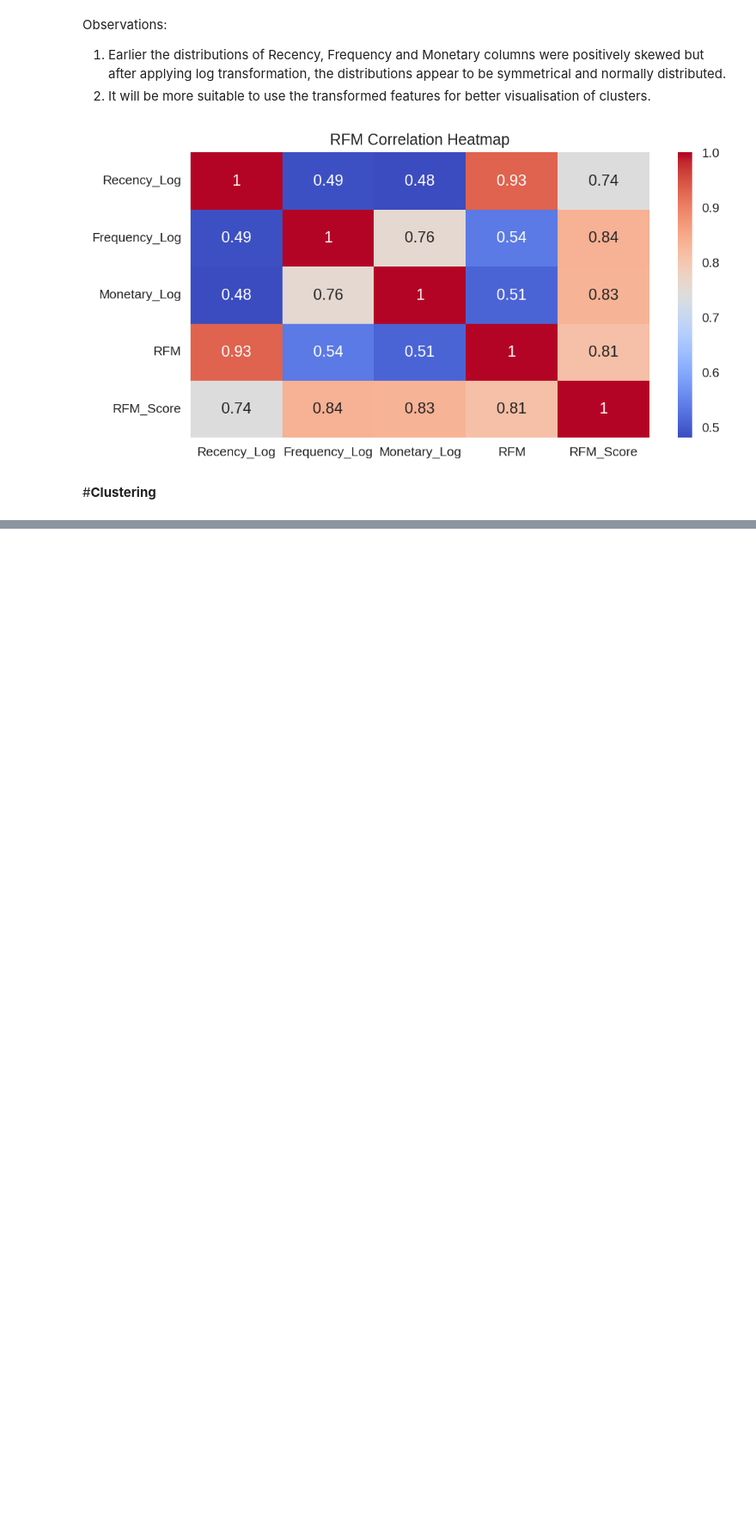
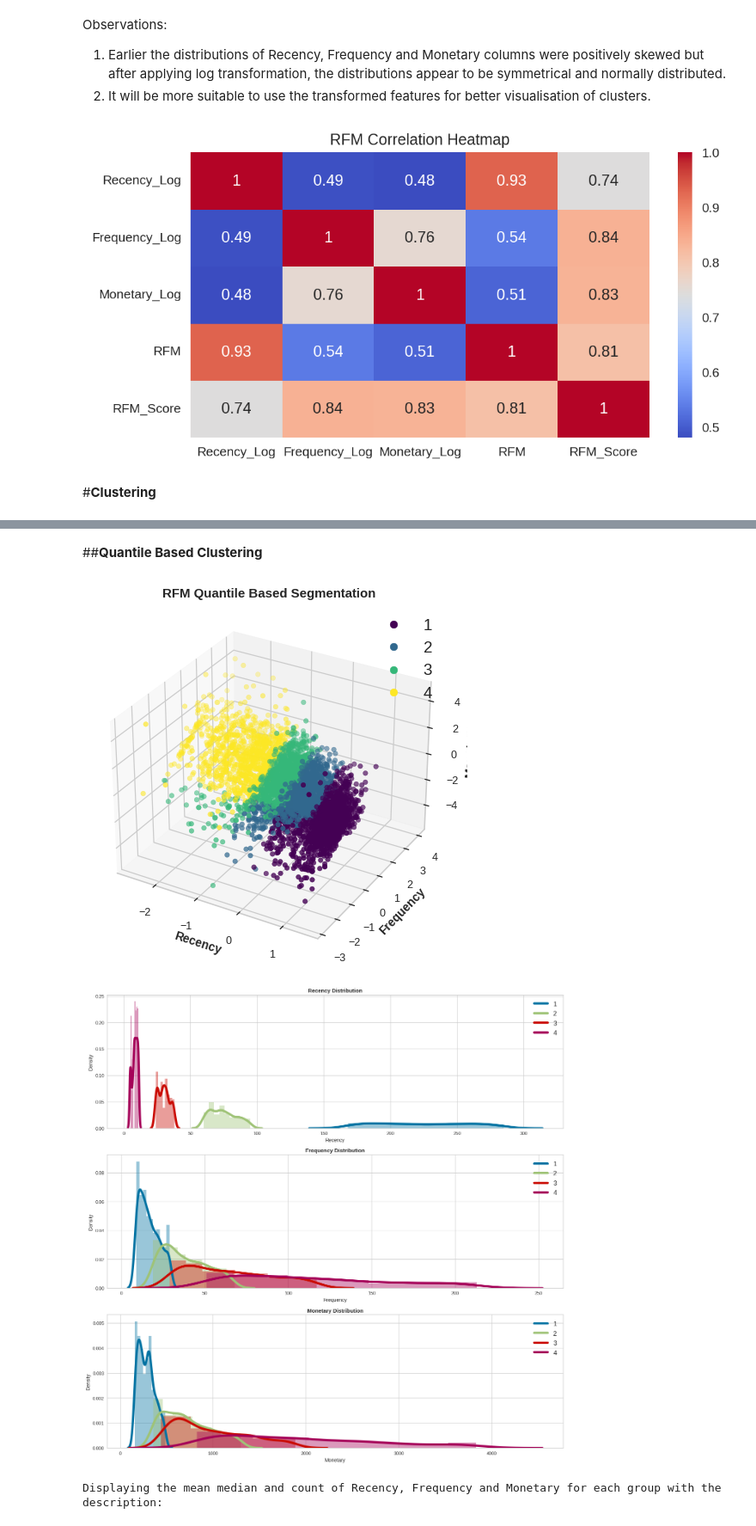
Before and after one commit to PrashantShrivastava1612/Online-Retail-Customer-Segmentation, a Jupyter notebook: Online_Retail_Customer_Segmentation.ipynb, the cells around one changed output, grey strips where cells are left out. Shown at 86% size. Cells and saved outputs as stored; diff of their text form; code cells hidden in the pictures; blank space fills up the shorter version.

Commit message:
Some Clustering Techniques

```diff
--- a/Online_Retail_Customer_Segmentation.ipynb
+++ b/Online_Retail_Customer_Segmentation.ipynb
@@ -606,0 +728,15 @@ plt.show()
+# %% [markdown]
+##**Quantile Based Clustering**
+# %%
+# Splitting RFM in 4 segments based on quantiles to obtain segments
+y = pd.qcut(rfm['RFM'], q=4, labels=[1,2,3,4]).astype(int)
+
+# Plotting Segments for Visualization
+title = 'RFM Quantile Based Segmentation'
+segment_name = 'QuantileCut'
+overlap_supress = 0.25
+conclusion[segment_name] = plots_stats_summary(y, segment_name, title, overlap_supress)
+# %% [output]
+[figure, added]
+[figure, added]
+Displaying the mean median and count of Recency, Frequency and Monetary for each group with the description:
```
Also changed, not shown: parts of 14 cells of this notebook.
